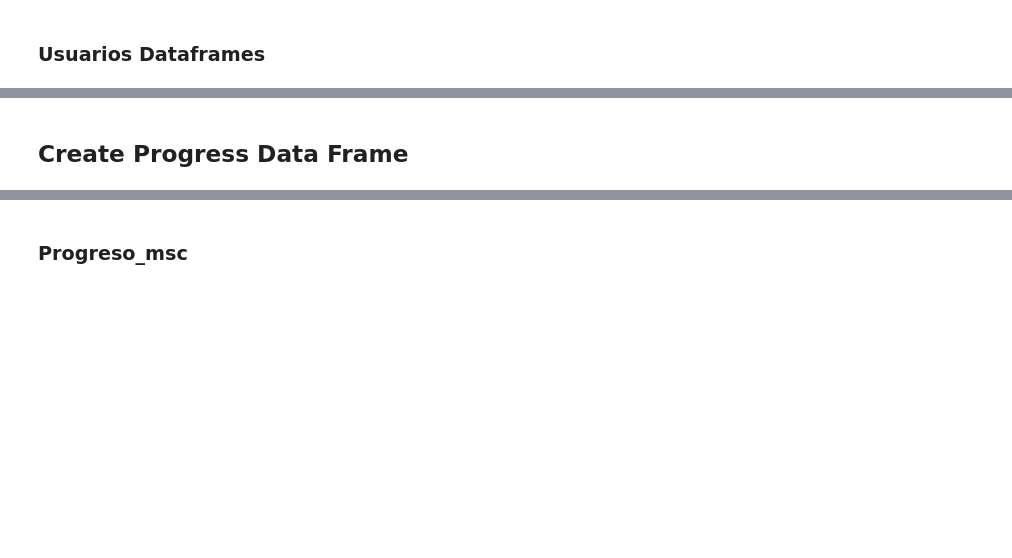
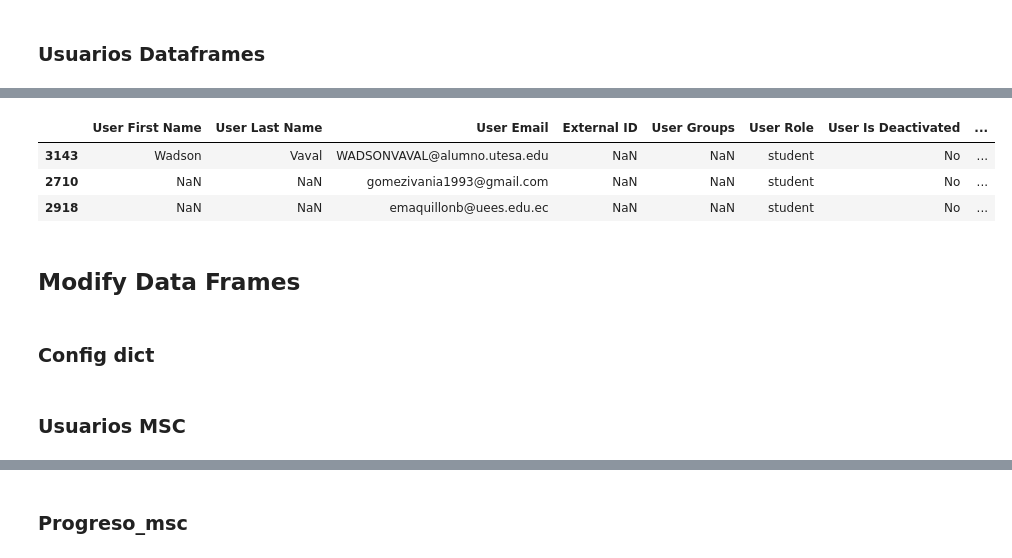
Before and after one commit to estebangaviria/Reporting_Data, a Jupyter notebook: main_.ipynb, the cells around one changed output, grey strips where cells are left out. Cells and saved outputs as stored; diff of their text form; code cells hidden in the pictures; blank space fills up the shorter version.

```diff
--- a/main_.ipynb
+++ b/main_.ipynb
@@ -15,11 +16,20 @@ path = 'C:/Users/evanm/Documents/Griky_data/OneDrive - Griky/Documentos - Griky
 ruta_general = 'C:/Users/evanm/Documents/Griky_data/OneDrive - Griky/Documentos - Griky Dashboard/Reporting'
 dataframes = []
 
-#Udemy progress
+
+# Udemy progress MSC
 path_udemy_course_activity = 'C:/Users/evanm/Documents/Griky_data/OneDrive - Griky/Documentos - Griky Dashboard/Reporting/Griky/Fuente/Catálogos/Udemy_msc/User_course_activity/'
+# Udemy users MSC
+path_udemy_user_activity = 'C:/Users/evanm/Documents/Griky_data/OneDrive - Griky/Documentos - Griky Dashboard/Reporting/Griky/Fuente/Catálogos/Udemy_msc/User_activity/'
+
+
+# Udemy progress OKTA
+#path_udemy_course_activity = 'C:/Users/evanm/Documents/Griky_data/OneDrive - Griky/Documentos - Griky Dashboard/Reporting/Griky/Fuente/Catálogos/Udemy_okta/User_course_activity/'
+
 
 #Netzun progress
 path_netzun_report_full_students = 'C:/Users/evanm/Documents/Griky_data/OneDrive - Griky/Documentos - Griky Dashboard/Reporting/Griky/Fuente/Catálogos/Netzun/report_full_students/'
+#Netzun users
 # %%
 today = date.today()
 d1 = today.strftime("%m-%d-%Y")
@@ -111,3 +115,13 @@ df_usuarios_msc.sample(1).head(1)
 1 rows × 24 columns
-# %% [markdown]
-## Create Progress Data Frame
+# %%
+df_usuarios_udemy = get_last_file(path_udemy_user_activity, file_name= 'user_activity_report_griky-myskillcamp', file_type='.csv')
+df_usuarios_udemy.sample(3)
+# %% [output]
+|  | User First Name | User Last Name | User Email | External ID | User Groups | User Role | User Is Deactivated | ... |
+| 3143 | Wadson | Vaval | WADSONVAVAL@alumno.utesa.edu | NaN | NaN | student | No | ... |
+| 2710 | NaN | NaN | gomezivania1993@gmail.com | NaN | NaN | student | No | ... |
+| 2918 | NaN | NaN | emaquillonb@uees.edu.ec | NaN | NaN | student | No | ... |
+# %% [markdown]
+## Modify Data Frames
+# %% [markdown]
+### Config dict
@@ -113,0 +286,2 @@ df_usuarios_msc.sample(1).head(1)
+# %% [markdown]
+### Usuarios MSC
```
Also changed, not shown: parts of 26 cells of this notebook.
